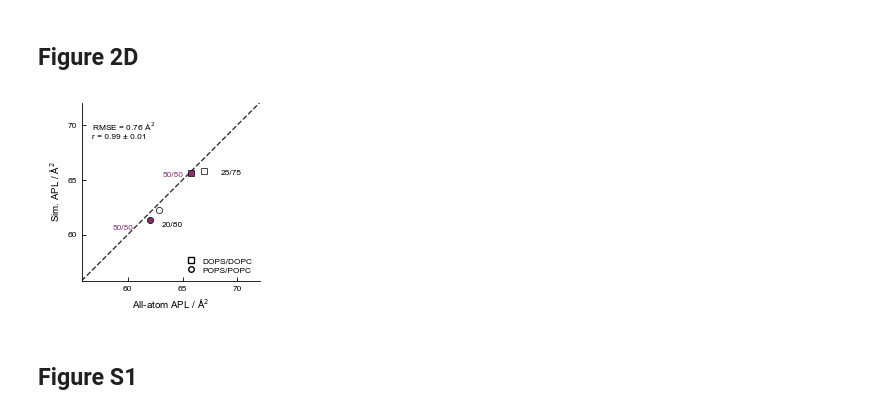
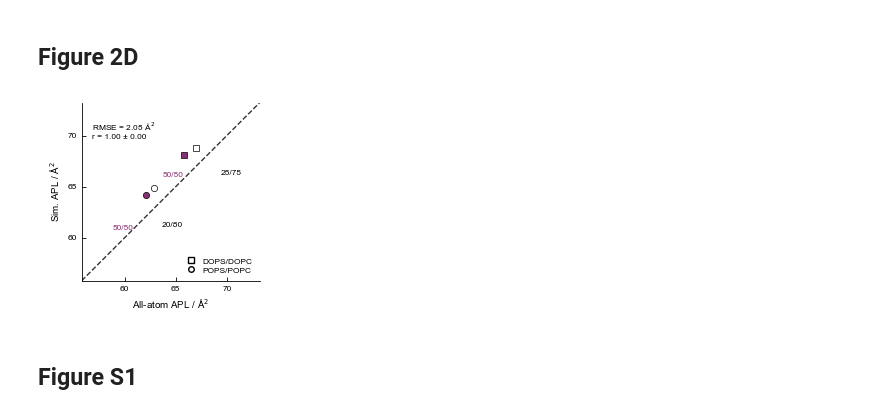
Before and after one commit to gitesei/_2026_MEM-CALVADOS, a Jupyter notebook: lipid_scan.ipynb, the cells around one changed output. Drawn from its saved outputs; the diff is of its cells as text; code cells hidden in the pictures.

Commit message:
Update data for lipid temperature scan and lipid mixtures

```diff
--- a/lipid_scan.ipynb
+++ b/lipid_scan.ipynb
@@ -79,16 +79,16 @@ def pearsonr_bootstrapped(
 # %%
 #Simulation data
 sim_files = [
-    {"lipid": "DOPC", "T": 293.15, "file": "data/lipid_scan/DOPC_100_T_293.15_bilayer_prop.csv"},
-    {"lipid": "DOPC", "T": 303.15, "file": "data/lipid_scan/DOPC_100_T_303.15_bilayer_prop.csv"},
-    {"lipid": "POPC", "T": 293.15, "file": "data/lipid_scan/POPC_100_T_293.15_bilayer_prop.csv"},
-    {"lipid": "POPC", "T": 303.15, "file": "data/lipid_scan/POPC_100_T_303.15_bilayer_prop.csv"},
-    {"lipid": "POPC", "T": 323.15, "file": "data/lipid_scan/POPC_100_T_323.15_bilayer_prop.csv"},
-    {"lipid": "POPC", "T": 333.15, "file": "data/lipid_scan/POPC_100_T_333.15_bilayer_prop.csv"},
-    {"lipid": "POPS", "T": 298.15, "file": "data/lipid_scan/POPS_100_T_298.15_bilayer_prop.csv"},
-    {"lipid": "POPS", "T": 308.15, "file": "data/lipid_scan/POPS_100_T_308.15_bilayer_prop.csv"},
-    {"lipid": "POPS", "T": 318.15, "file": "data/lipid_scan/POPS_100_T_318.15_bilayer_prop.csv"},
-    {"lipid": "POPS", "T": 328.15, "file": "data/lipid_scan/POPS_100_T_328.15_bilayer_prop.csv"}
+    {"lipid": "DOPC", "T": 293.15, "file": "data/lipid_scan/T_scan/DOPC_293.15_bilayer_prop.csv"},
+    {"lipid": "DOPC", "T": 303.15, "file": "data/lipid_scan/T_scan/DOPC_303.15_bilayer_prop.csv"},
+    {"lipid": "POPC", "T": 293.15, "file": "data/lipid_scan/T_scan/POPC_293.15_bilayer_prop.csv"},
+    {"lipid": "POPC", "T": 303.15, "file": "data/lipid_scan/T_scan/POPC_303.15_bilayer_prop.csv"},
+    {"lipid": "POPC", "T": 323.15, "file": "data/lipid_scan/T_scan/POPC_323.15_bilayer_prop.csv"},
+    {"lipid": "POPC", "T": 333.15, "file": "data/lipid_scan/T_scan/POPC_333.15_bilayer_prop.csv"},
+    {"lipid": "POPS", "T": 298.15, "file": "data/lipid_scan/T_scan/POPS_298.15_bilayer_prop.csv"},
+    {"lipid": "POPS", "T": 308.15, "file": "data/lipid_scan/T_scan/POPS_308.15_bilayer_prop.csv"},
+    {"lipid": "POPS", "T": 318.15, "file": "data/lipid_scan/T_scan/POPS_318.15_bilayer_prop.csv"},
+    {"lipid": "POPS", "T": 328.15, "file": "data/lipid_scan/T_scan/POPS_328.15_bilayer_prop.csv"}
 ]
 
 sim_data = []
@@ -449,10 +450,10 @@ ref_aa_apl["ratio"] = ref_aa_apl["ratio"].astype(str).str.split("_").str[0].asty
 ref_aa_apl["apl_ref"] = ref_aa_apl["sim_apl_A^2"]
 
 sim_calv_apl = {
-    'POPS_20_POPC_80': 'data/lipid_scan/POPS_20_POPC_80_sigma_0.65_l_0.437_bilayer_prop.csv',
-    'POPS_50_POPC_50': 'data/lipid_scan/POPS_50_POPC_50_sigma_0.65_l_0.437_bilayer_prop.csv',
-    'DOPS_25_DOPC_75': 'data/lipid_scan/DOPS_25_DOPC_75_sigma_0.65_l_0.437_bilayer_prop.csv',
-    'DOPS_50_DOPC_50': 'data/lipid_scan/DOPS_50_DOPC_50_sigma_0.65_l_0.437_bilayer_prop.csv'
+    'POPS_20_POPC_80': 'data/lipid_scan/mixtures/POPC_POPS_20_bilayer_prop.csv',
+    'POPS_50_POPC_50': 'data/lipid_scan/mixtures/POPC_POPS_50_bilayer_prop.csv',
+    'DOPS_25_DOPC_75': 'data/lipid_scan/mixtures/DOPC_DOPS_25_bilayer_prop.csv',
+    'DOPS_50_DOPC_50': 'data/lipid_scan/mixtures/DOPC_DOPS_50_bilayer_prop.csv'
 }
 
 dfs = []
@@ -516,34 +517,35 @@ r_orig, r_err = pearsonr_bootstrapped(x_vals, y_vals, n_bootstraps=10000, random
 ax.annotate(
     f"RMSE = {rmsd:.2f} Å$^2$\nr = {r_orig:.2f} ± {r_err:.2f}",
     (0.06, 0.90),
     xycoords="axes fraction",
     fontsize=6,
     ha="left",
     va="top",
     bbox=dict(boxstyle="round,pad=0.15", fc="white", alpha=0.85, lw=0),
 )
 
 handles_all = [
     mlines.Line2D([], [], color="k", marker="s", linestyle="None", markerfacecolor="white", markersize=4, label="DOPS/DOPC"),
     mlines.Line2D([], [], color="k", marker="o", linestyle="None", markerfacecolor="white", markersize=4, label="POPS/POPC"),
 ]
 
 ax.legend(
     handles=handles_all,
     loc="lower right",
     frameon=False,
     handletextpad=0.3,
     labelspacing=0.25,
 )
 
 ax.annotate("50/50", xy=(0.57, 0.58), xycoords="axes fraction", fontsize=6, ha="right", va="bottom", color=fill_col)
 ax.annotate("50/50", xy=(0.29, 0.28), xycoords="axes fraction", fontsize=6, ha="right", va="bottom", color=fill_col)
 ax.annotate("20/80", xy=(0.57, 0.3), xycoords="axes fraction", fontsize=6, ha="right", va="bottom", color="k")
 ax.annotate("25/75", xy=(0.9, 0.59), xycoords="axes fraction", fontsize=6, ha="right", va="bottom", color="k")
 
+plt.savefig("../../Desktop/1D.pdf", dpi=300, bbox_inches="tight")
 plt.show()
 # %% [output]
-[figure, old version]
+[figure, new version]
 # %% [markdown]
 ## Figure S1
 # %%
```
Also changed, not shown: parts of 4 cells of this notebook, 36 other files.
